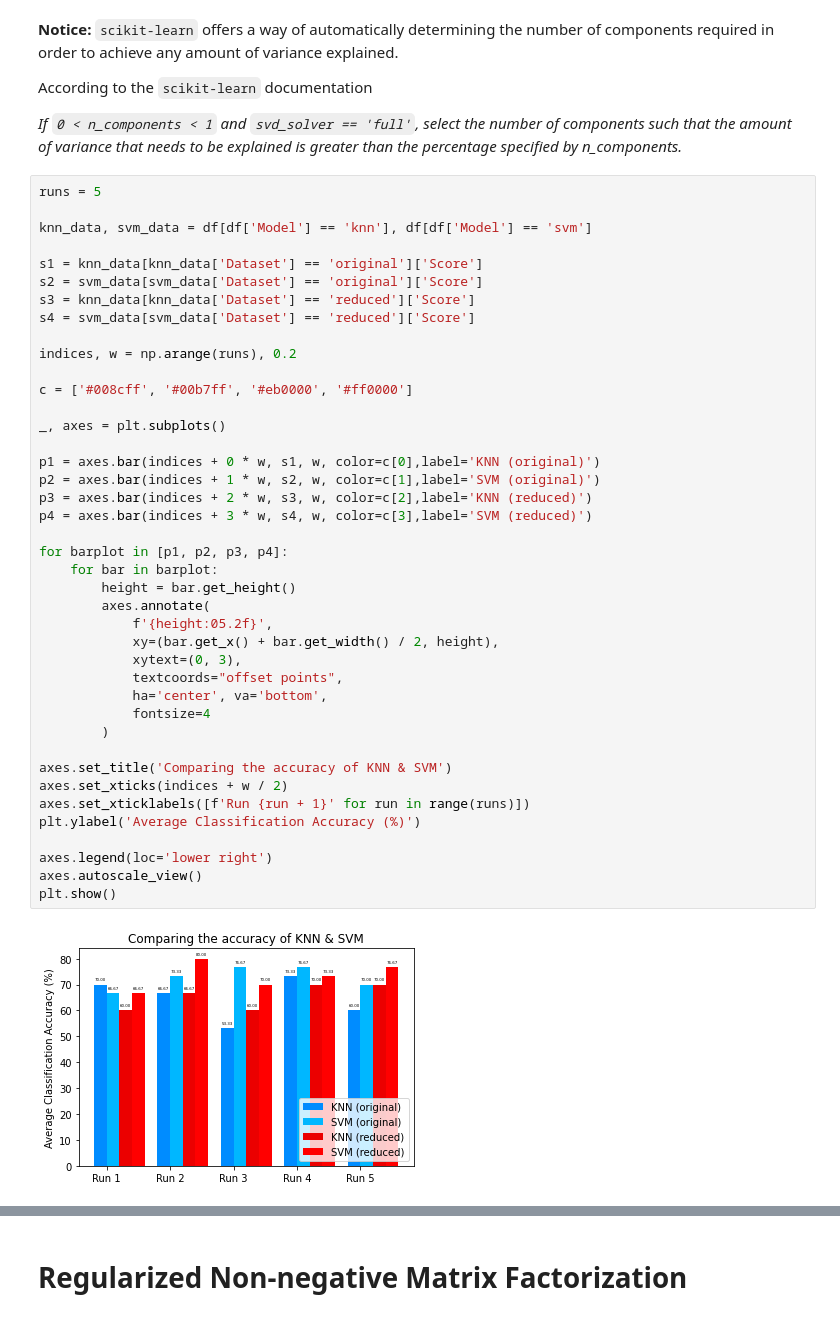
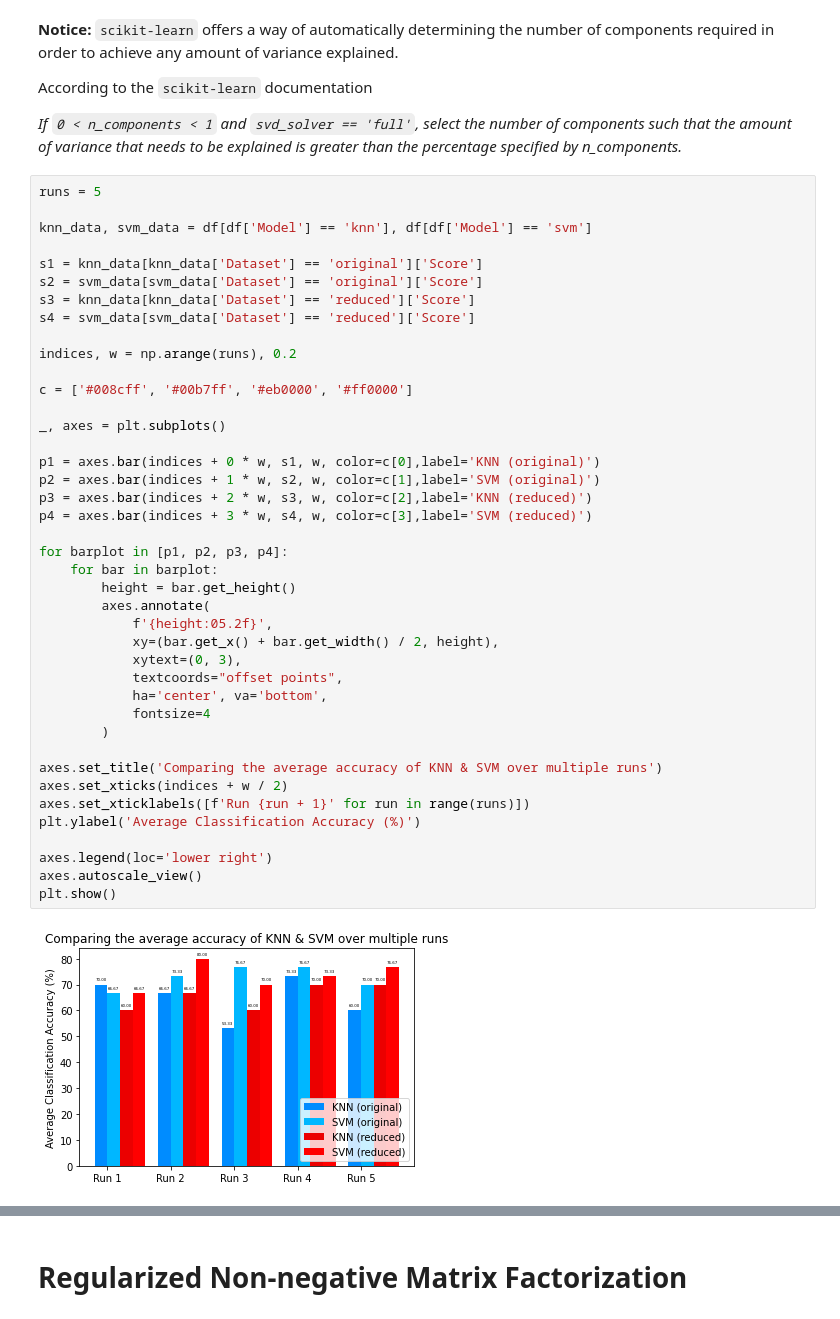
Before and after one commit to billsioros/machine-learning, a Jupyter notebook: sioros_1115201500144.ipynb, the cells around one changed output, grey strips where cells are left out. Drawn from its saved outputs; the diff is of its cells as text.

```diff
--- a/sioros_1115201500144.ipynb
+++ b/sioros_1115201500144.ipynb
@@ -295,35 +295,35 @@ indices, w = np.arange(runs), 0.2
 
 c = ['#008cff', '#00b7ff', '#eb0000', '#ff0000']
 
 _, axes = plt.subplots()
 
 p1 = axes.bar(indices + 0 * w, s1, w, color=c[0],label='KNN (original)')
 p2 = axes.bar(indices + 1 * w, s2, w, color=c[1],label='SVM (original)')
 p3 = axes.bar(indices + 2 * w, s3, w, color=c[2],label='KNN (reduced)')
 p4 = axes.bar(indices + 3 * w, s4, w, color=c[3],label='SVM (reduced)')
 
 for barplot in [p1, p2, p3, p4]:
     for bar in barplot:
         height = bar.get_height()
         axes.annotate(
             f'{height:05.2f}',
             xy=(bar.get_x() + bar.get_width() / 2, height),
             xytext=(0, 3),
             textcoords="offset points",
             ha='center', va='bottom',
             fontsize=4
         )
 
-axes.set_title('Comparing the accuracy of KNN & SVM')
+axes.set_title('Comparing the average accuracy of KNN & SVM over multiple runs')
 axes.set_xticks(indices + w / 2)
 axes.set_xticklabels([f'Run {run + 1}' for run in range(runs)])
 plt.ylabel('Average Classification Accuracy (%)')
 
 axes.legend(loc='lower right')
 axes.autoscale_view()
 plt.show()
 # %% [output]
-[figure, old version]
+[figure, new version]
 # %% [markdown]
 It is clear that the **Linear SVM** model performs better than the 1-NN.
 
```
Also changed, not shown: parts of 21 cells of this notebook.
